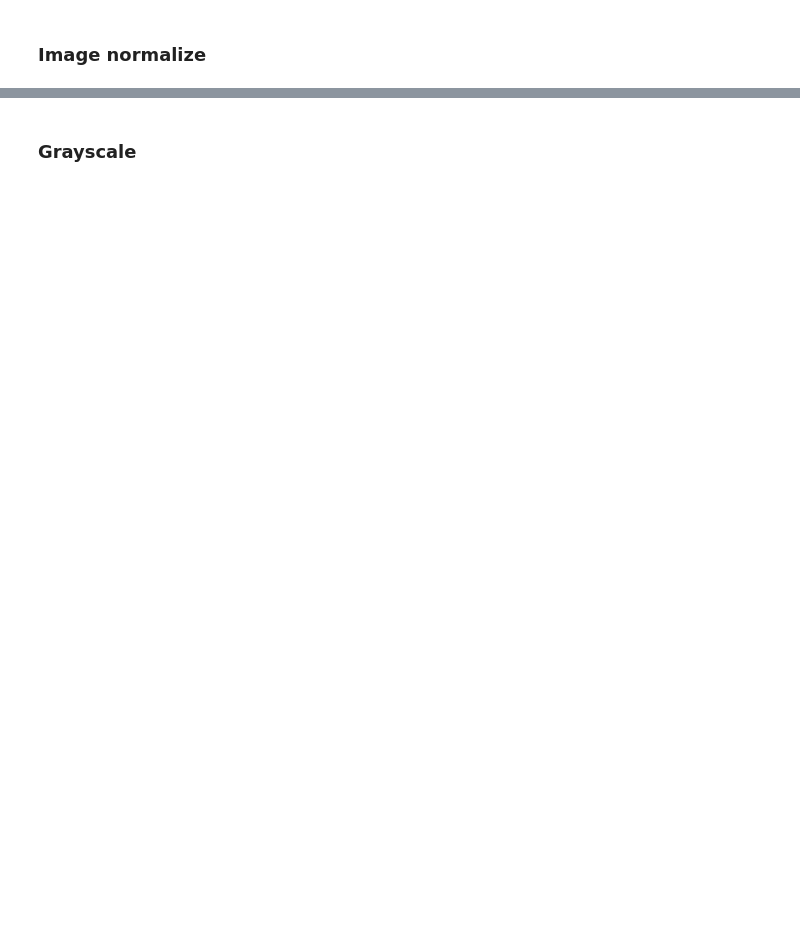
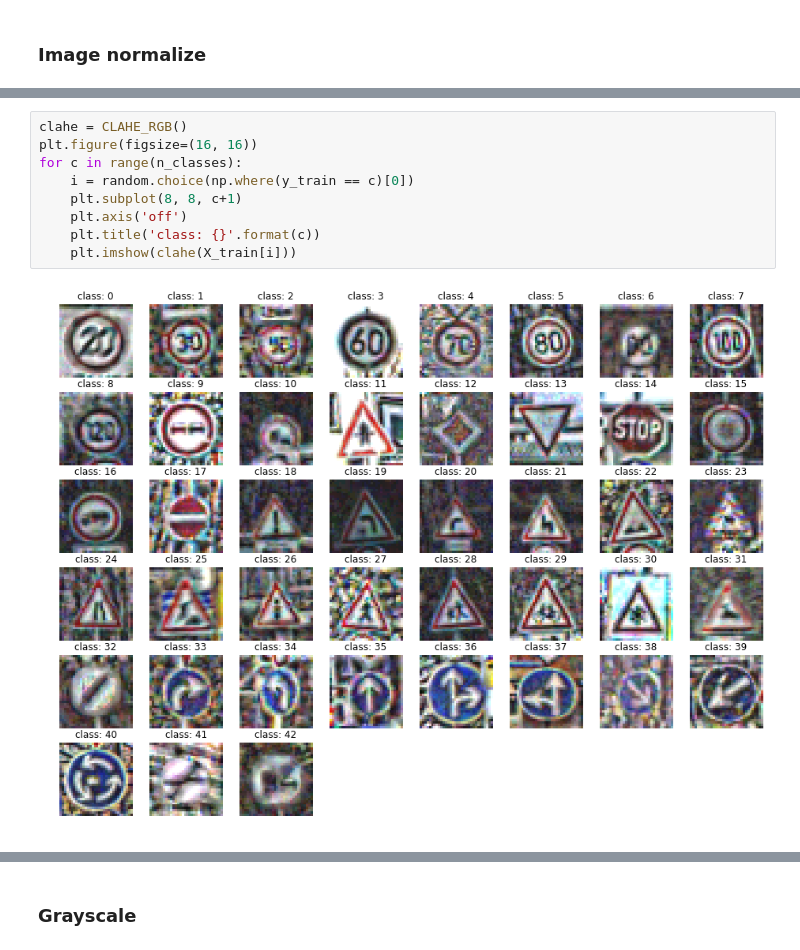
Before and after one commit to wolfapple/traffic-sign-recognition, a Jupyter notebook: notebook.ipynb, the cells around one changed output, grey strips where cells are left out. Cells and saved outputs as stored; diff of their text form; blank space fills up the shorter version.

```diff
--- a/notebook.ipynb
+++ b/notebook.ipynb
@@ -246,0 +378,11 @@ evaluate(model, criterion, test_loader)
+# %%
+clahe = CLAHE_RGB()
+plt.figure(figsize=(16, 16))
+for c in range(n_classes):
+    i = random.choice(np.where(y_train == c)[0])
+    plt.subplot(8, 8, c+1)
+    plt.axis('off')
+    plt.title('class: {}'.format(c))
+    plt.imshow(clahe(X_train[i]))
+# %% [output]
+[figure, added]
```
Also changed, not shown: parts of 38 cells of this notebook, 2 other files.
